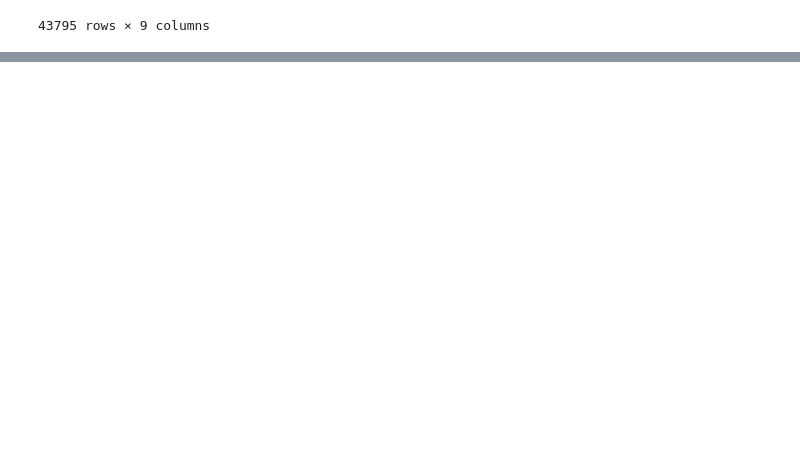
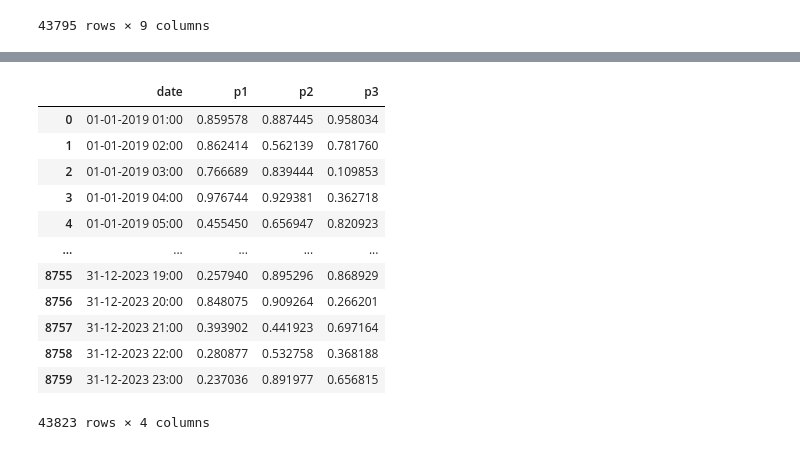
Before and after one commit to rishikesh-revandikar/Team6_sustainability_and_environment, a Jupyter notebook: HACK_3.ipynb, the cells around one changed output, grey strips where cells are left out. Cells and saved outputs as stored; diff of their text form; code cells hidden in the pictures; blank space fills up the shorter version.

Commit message:
concatinated price and consumption datasets

```diff
--- a/HACK_3.ipynb
+++ b/HACK_3.ipynb
@@ -81,3 +81,10 @@ df
 | 43793 | 2019-12-31 22:00:00.000 | 11.031 | 21.62300 | 0.979924 | 7.750 | ... |
 | 43794 | 2019-12-31 23:00:00.000 | 7.066 | 32.04740 | 0.979995 | 8.810 | ... |
 43795 rows × 9 columns
+# %%
+# Getting all price datasets and merging them
+price_2019 = pd.read_csv('/content/drive/MyDrive/Hackwave/price_per_unit_2019.csv')
+price_2020 = pd.read_csv('/content/drive/MyDrive/Hackwave/price_per_unit_2020.csv')
+price_2021 = pd.read_csv('/content/drive/MyDrive/Hackwave/price_per_unit_2021.csv')
+price_2022 = pd.read_csv('/content/drive/MyDrive/Hackwave/price_per_unit_2022.csv')
+price_2023 = pd.read_csv('/content/drive/MyDrive/Hackwave/price_per_unit_2023.csv')
@@ -83,0 +105,21 @@ df
+# %%
+# concat above data frames of price
+
+price_df = pd.concat([price_2019, price_2020, price_2021, price_2022, price_2023])
+# %%
+# final price df
+price_df
+# %% [output]
+|  | date | p1 | p2 | p3 |
+| 0 | 01-01-2019 01:00 | 0.859578 | 0.887445 | 0.958034 |
+| 1 | 01-01-2019 02:00 | 0.862414 | 0.562139 | 0.781760 |
+| 2 | 01-01-2019 03:00 | 0.766689 | 0.839444 | 0.109853 |
+| 3 | 01-01-2019 04:00 | 0.976744 | 0.929381 | 0.362718 |
+| 4 | 01-01-2019 05:00 | 0.455450 | 0.656947 | 0.820923 |
+| ... | ... | ... | ... | ... |
+| 8755 | 31-12-2023 19:00 | 0.257940 | 0.895296 | 0.868929 |
+| 8756 | 31-12-2023 20:00 | 0.848075 | 0.909264 | 0.266201 |
+| 8757 | 31-12-2023 21:00 | 0.393902 | 0.441923 | 0.697164 |
+| 8758 | 31-12-2023 22:00 | 0.280877 | 0.532758 | 0.368188 |
+| 8759 | 31-12-2023 23:00 | 0.237036 | 0.891977 | 0.656815 |
+43823 rows × 4 columns
```
Also changed, not shown: parts of 4 cells of this notebook.
